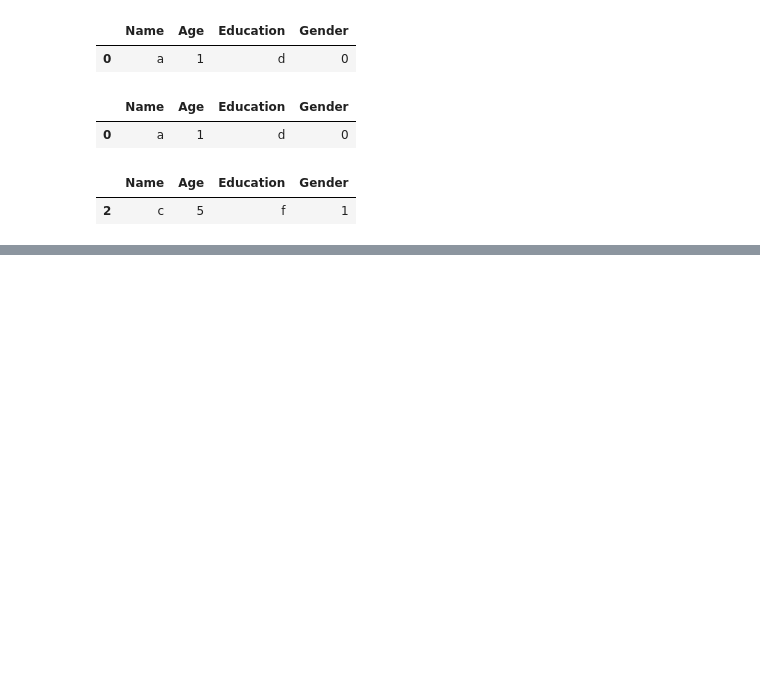
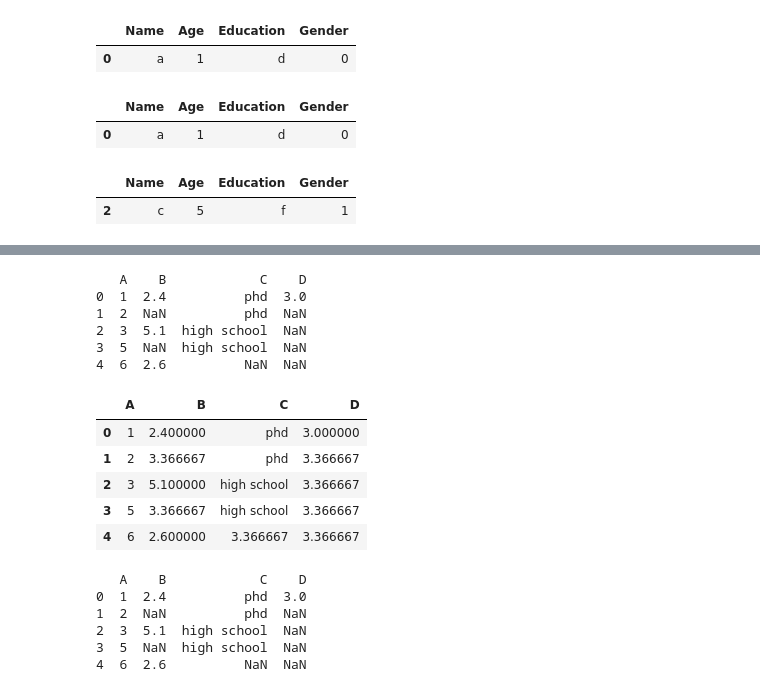
Before and after one commit to srikanth15650/test, a Jupyter notebook: numpy_and_pandas.ipynb, the cells around one changed output, grey strips where cells are left out. Drawn from its saved outputs; the diff is of its cells as text; code cells hidden in the pictures; blank space fills up the shorter version.

```diff
--- a/numpy_and_pandas.ipynb
+++ b/numpy_and_pandas.ipynb
@@ -376,0 +454,26 @@ customer_filtered1
+# %%
+valuestoreplace = df['B'].mean()
+print(df)
+df.fillna(valuestoreplace)
+# %% [output]
+   A    B            C    D
+0  1  2.4          phd  3.0
+1  2  NaN          phd  NaN
+2  3  5.1  high school  NaN
+3  5  NaN  high school  NaN
+4  6  2.6          NaN  NaN
+|  | A | B | C | D |
+| 0 | 1 | 2.400000 | phd | 3.000000 |
+| 1 | 2 | 3.366667 | phd | 3.366667 |
+| 2 | 3 | 5.100000 | high school | 3.366667 |
+| 3 | 5 | 3.366667 | high school | 3.366667 |
+| 4 | 6 | 2.600000 | 3.366667 | 3.366667 |
+# %%
+print(df)
+# %% [output]
+   A    B            C    D
+0  1  2.4          phd  3.0
+1  2  NaN          phd  NaN
+2  3  5.1  high school  NaN
+3  5  NaN  high school  NaN
+4  6  2.6          NaN  NaN
```
Also changed, not shown: parts of 27 cells of this notebook.
